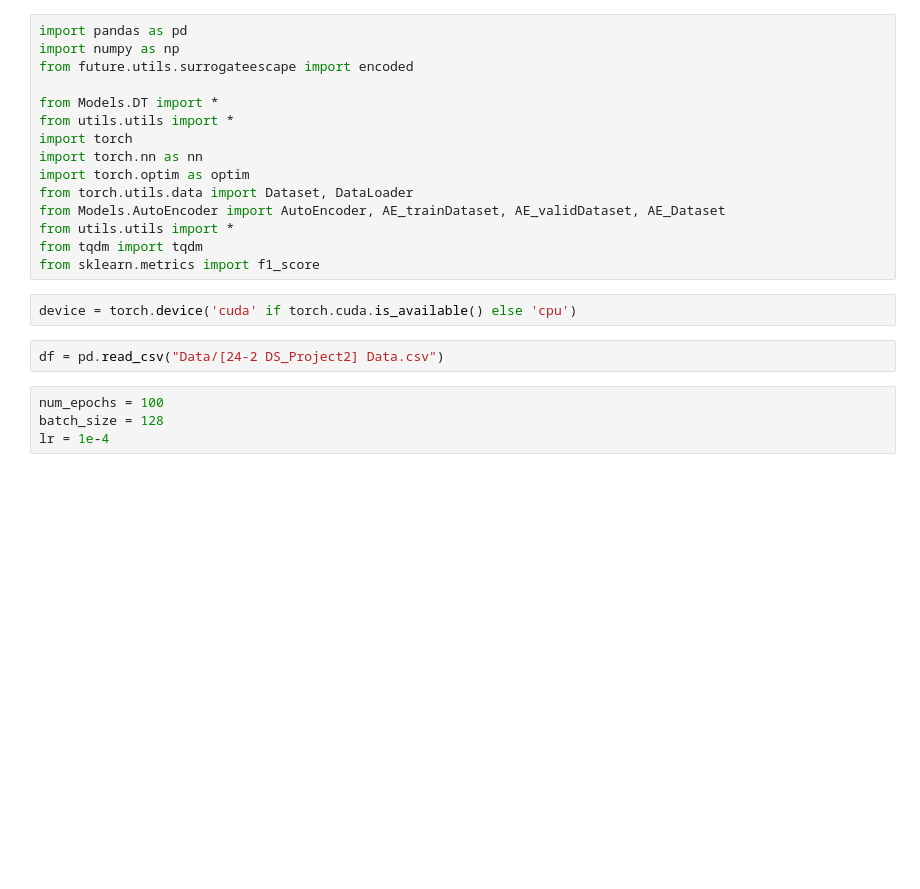
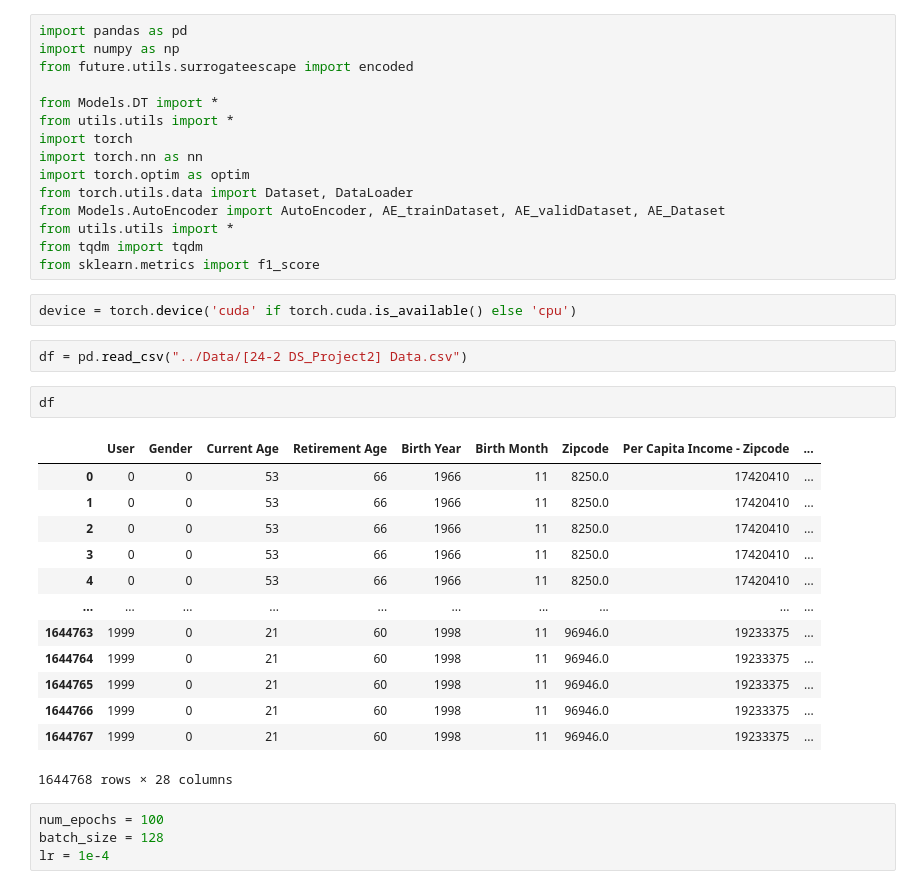
Before and after one commit to JsHyun0/24-2_DS_Project_2, a Jupyter notebook: legacy/DTtest.ipynb, the cells around one changed output. Saved outputs shown, nothing was run; the diff lists cells and outputs as text; blank space fills up the shorter version.

```diff
--- a/DTtest.ipynb
+++ b/legacy/DTtest.ipynb
@@ -16,7 +16,23 @@ from sklearn.metrics import f1_score
 # %%
 device = torch.device('cuda' if torch.cuda.is_available() else 'cpu')
 # %%
-df = pd.read_csv("Data/[24-2 DS_Project2] Data.csv")
+df = pd.read_csv("../Data/[24-2 DS_Project2] Data.csv")
+# %%
+df
+# %% [output]
+|  | User | Gender | Current Age | Retirement Age | Birth Year | Birth Month | Zipcode | Per Capita Income - Zipcode | ... |
+| 0 | 0 | 0 | 53 | 66 | 1966 | 11 | 8250.0 | 17420410 | ... |
+| 1 | 0 | 0 | 53 | 66 | 1966 | 11 | 8250.0 | 17420410 | ... |
+| 2 | 0 | 0 | 53 | 66 | 1966 | 11 | 8250.0 | 17420410 | ... |
+| 3 | 0 | 0 | 53 | 66 | 1966 | 11 | 8250.0 | 17420410 | ... |
+| 4 | 0 | 0 | 53 | 66 | 1966 | 11 | 8250.0 | 17420410 | ... |
+| ... | ... | ... | ... | ... | ... | ... | ... | ... | ... |
+| 1644763 | 1999 | 0 | 21 | 60 | 1998 | 11 | 96946.0 | 19233375 | ... |
+| 1644764 | 1999 | 0 | 21 | 60 | 1998 | 11 | 96946.0 | 19233375 | ... |
+| 1644765 | 1999 | 0 | 21 | 60 | 1998 | 11 | 96946.0 | 19233375 | ... |
+| 1644766 | 1999 | 0 | 21 | 60 | 1998 | 11 | 96946.0 | 19233375 | ... |
+| 1644767 | 1999 | 0 | 21 | 60 | 1998 | 11 | 96946.0 | 19233375 | ... |
+1644768 rows × 28 columns
 # %%
 num_epochs = 100
 batch_size = 128
```
Also changed, not shown: 11 other files.
